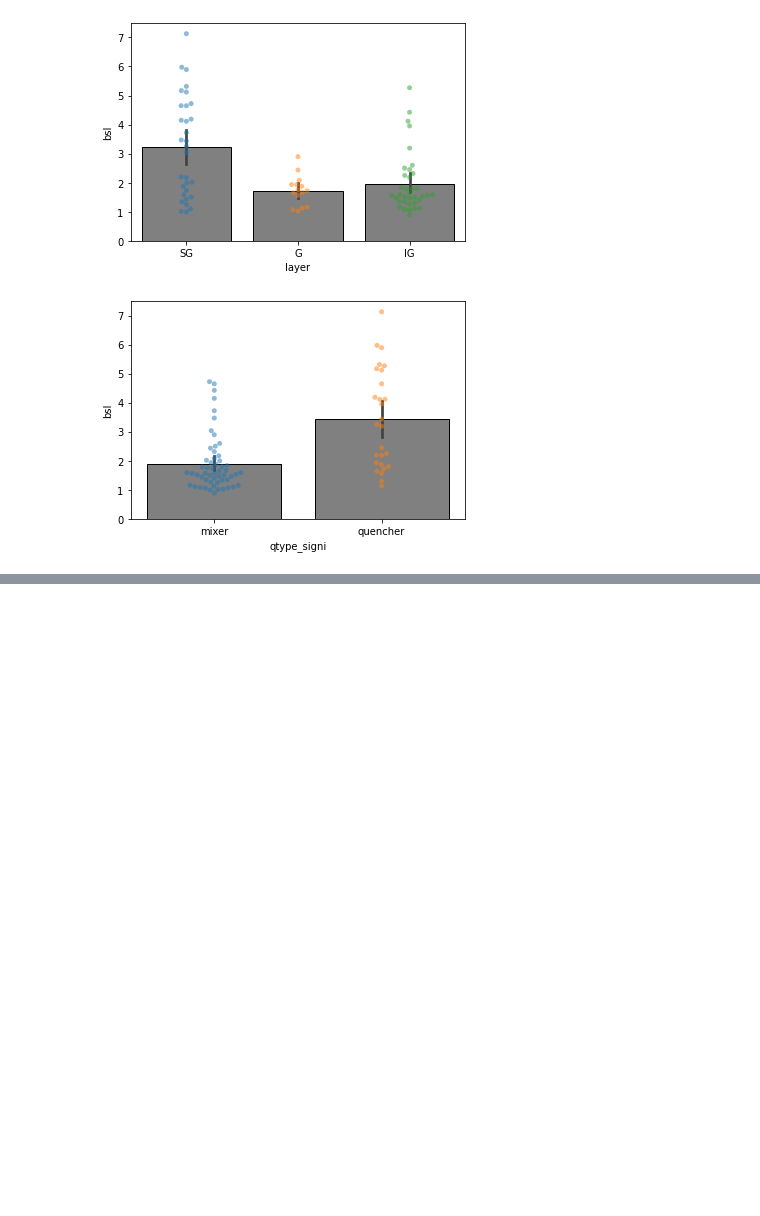
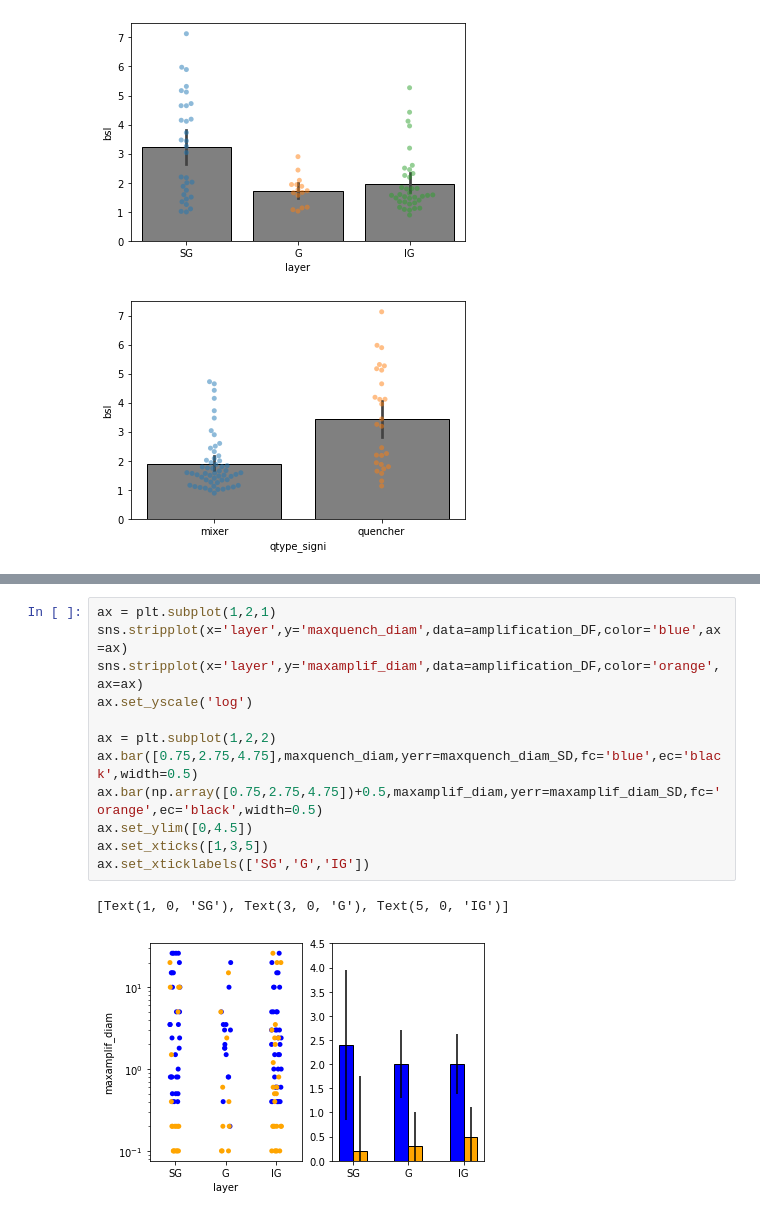
Before and after one commit to nurminenlab/variability-sizetuning-analysis, a Jupyter notebook: amplification_notebook.ipynb, the cells around one changed output, grey strips where cells are left out. Cells and saved outputs as stored; diff of their text form; blank space fills up the shorter version.

Commit message:
completed amplification analysis

```diff
--- a/amplification_notebook.ipynb
+++ b/amplification_notebook.ipynb
@@ -91,0 +161,15 @@ IG: 1.97170451796136 +- 0.17143175449256018
+# %%
+ax = plt.subplot(1,2,1)
+sns.stripplot(x='layer',y='maxquench_diam',data=amplification_DF,color='blue',ax=ax)
+sns.stripplot(x='layer',y='maxamplif_diam',data=amplification_DF,color='orange',ax=ax)
+ax.set_yscale('log')
+
+ax = plt.subplot(1,2,2)
+ax.bar([0.75,2.75,4.75],maxquench_diam,yerr=maxquench_diam_SD,fc='blue',ec='black',width=0.5)
+ax.bar(np.array([0.75,2.75,4.75])+0.5,maxamplif_diam,yerr=maxamplif_diam_SD,fc='orange',ec='black',width=0.5)
+ax.set_ylim([0,4.5])
+ax.set_xticks([1,3,5])
+ax.set_xticklabels(['SG','G','IG'])
+# %% [output]
+[Text(1, 0, 'SG'), Text(3, 0, 'G'), Text(5, 0, 'IG')]
+[figure, added]
```
Also changed, not shown: parts of 10 cells of this notebook, 1 other file.
